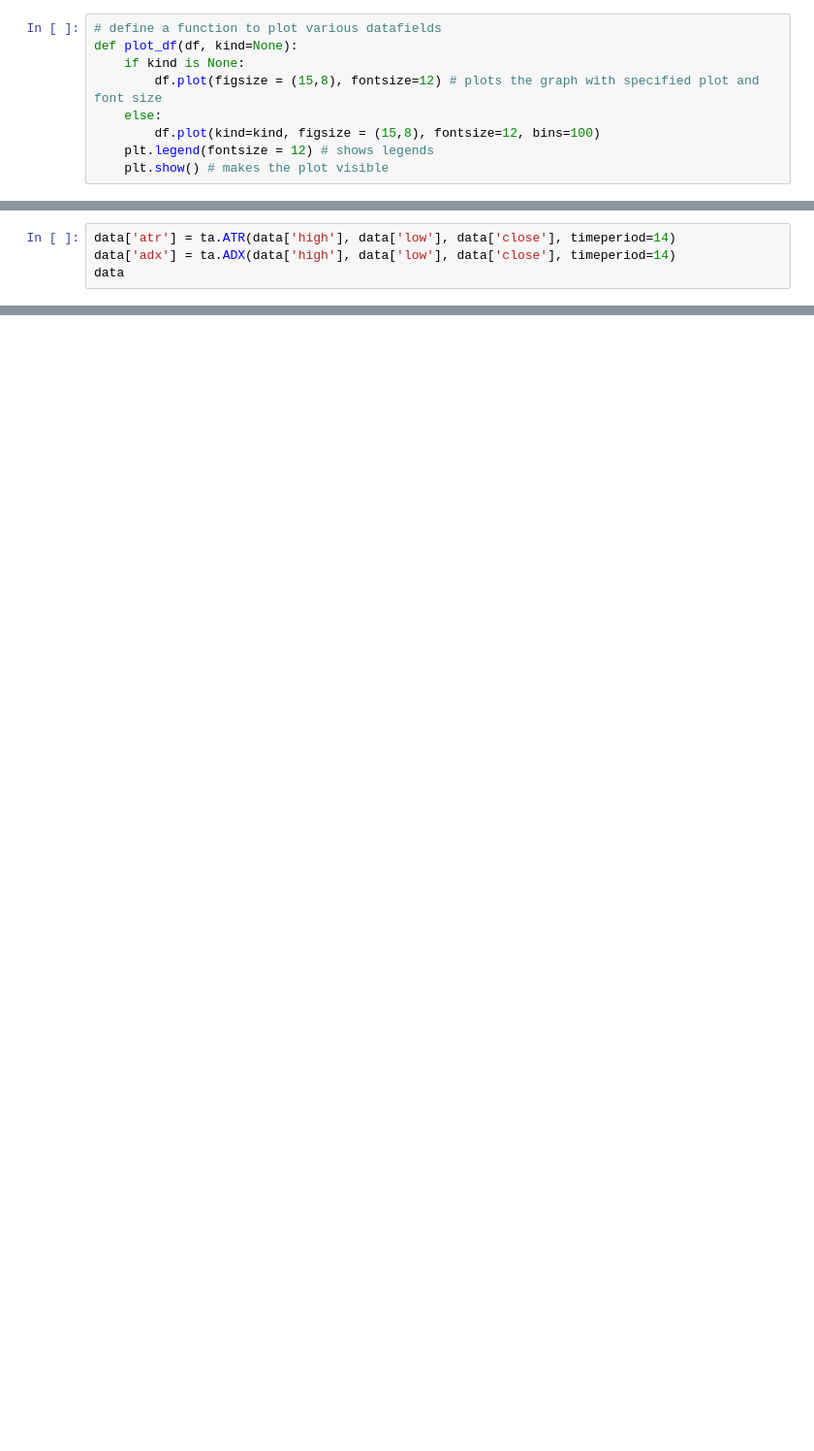
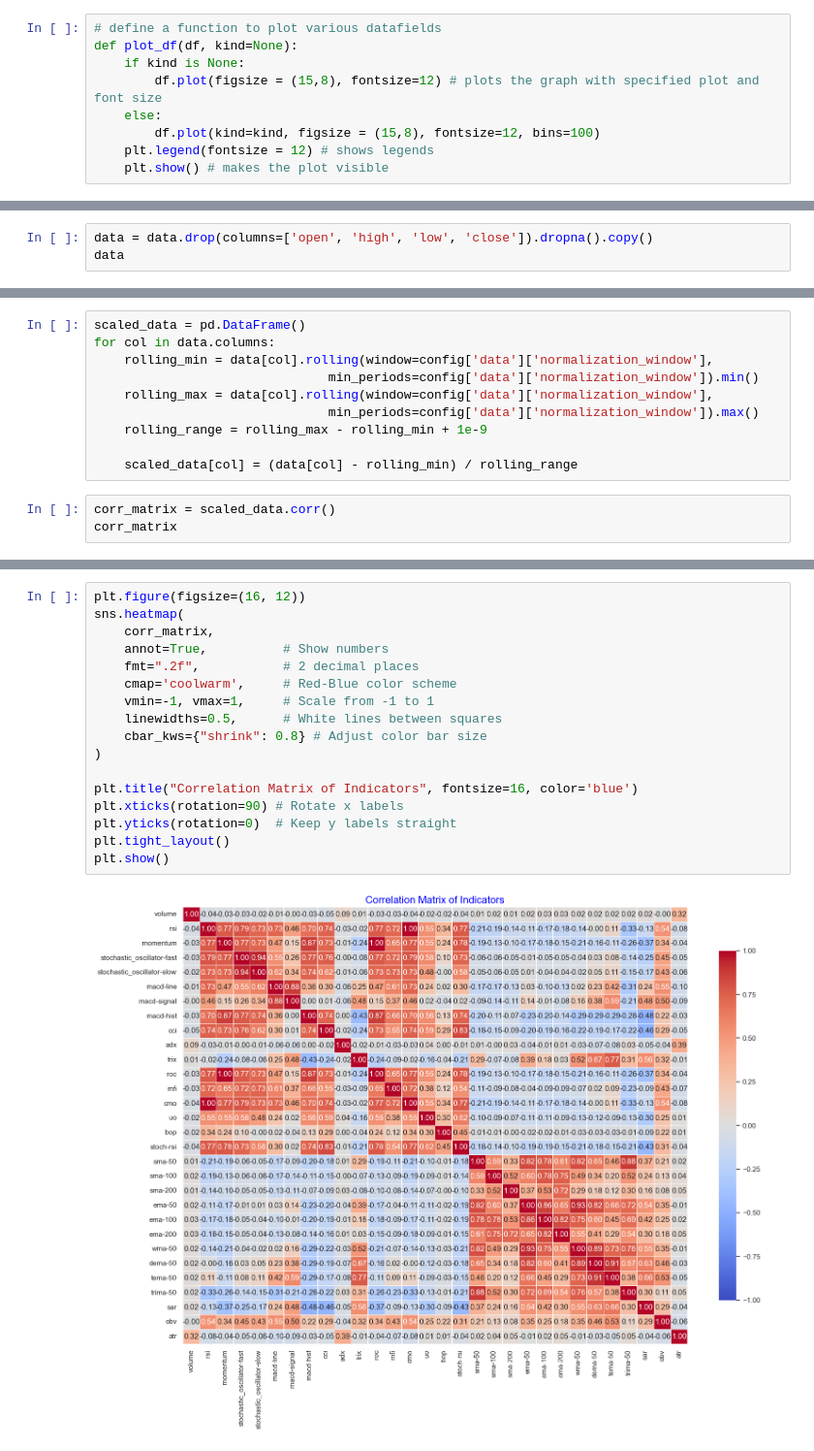
Before and after one commit to DivyanshGupta2006/Project-catRL, a Jupyter notebook: notebooks/feature_engineering.ipynb, the cells around one changed output, grey strips where cells are left out. Shown at 97% size. Drawn from its saved outputs; the diff is of its cells as text; blank space fills up the shorter version.

```diff
--- a/notebooks/feature_engineering.ipynb
+++ b/notebooks/feature_engineering.ipynb
@@ -50,4 +79,0 @@ plot_df(data.loc['2022-01-01':'2022-06-30', ['sma-50', 'sma-100', 'sma-200', 'em
-# %%
-data['atr'] = ta.ATR(data['high'], data['low'], data['close'], timeperiod=14)
-data['adx'] = ta.ADX(data['high'], data['low'], data['close'], timeperiod=14)
-data
@@ -57,0 +185,3 @@ data.info()
+# %%
+data = data.drop(columns=['open', 'high', 'low', 'close']).dropna().copy()
+data
@@ -57,0 +203,13 @@ data.info()
+# %%
+scaled_data = pd.DataFrame()
+for col in data.columns:
+    rolling_min = data[col].rolling(window=config['data']['normalization_window'],
+                               min_periods=config['data']['normalization_window']).min()
+    rolling_max = data[col].rolling(window=config['data']['normalization_window'],
+                               min_periods=config['data']['normalization_window']).max()
+    rolling_range = rolling_max - rolling_min + 1e-9
+
+    scaled_data[col] = (data[col] - rolling_min) / rolling_range
+# %%
+corr_matrix = scaled_data.corr()
+corr_matrix
@@ -57,0 +235,19 @@ data.info()
+# %%
+plt.figure(figsize=(16, 12))
+sns.heatmap(
+    corr_matrix,
+    annot=True,          # Show numbers
+    fmt=".2f",           # 2 decimal places
+    cmap='coolwarm',     # Red-Blue color scheme
+    vmin=-1, vmax=1,     # Scale from -1 to 1
+    linewidths=0.5,      # White lines between squares
+    cbar_kws={"shrink": 0.8} # Adjust color bar size
+)
+
+plt.title("Correlation Matrix of Indicators", fontsize=16, color='blue')
+plt.xticks(rotation=90) # Rotate x labels
+plt.yticks(rotation=0)  # Keep y labels straight
+plt.tight_layout()
+plt.show()
+# %% [output]
+[figure, added]
```
Also changed, not shown: parts of 14 cells of this notebook, 11 other files.
